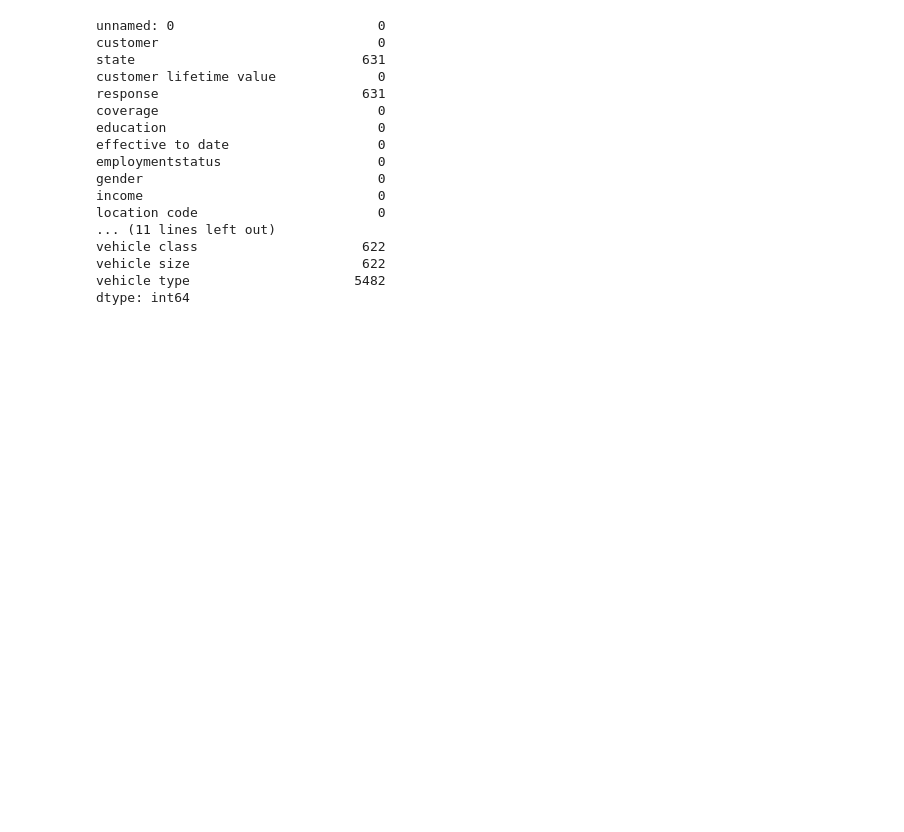
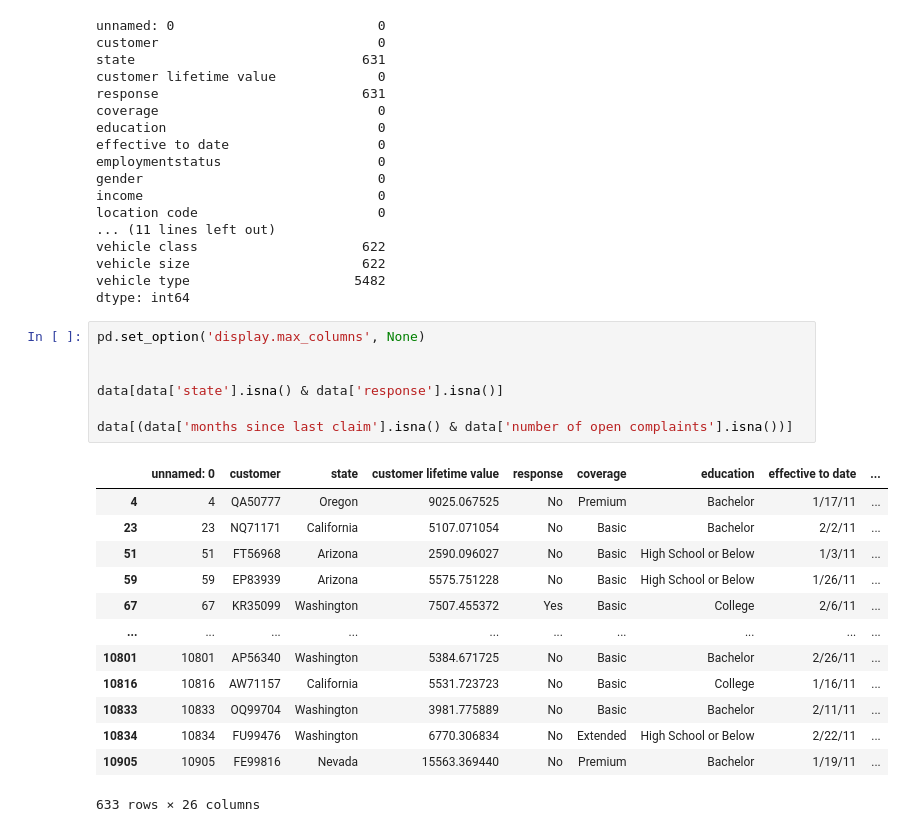
Before and after one commit to Brenni1/lab-customer-analysis-round-2, a Jupyter notebook: SolutionCustomerAnalysisRound2.ipynb, the cells around one changed output. Cells and saved outputs as stored; diff of their text form; blank space fills up the shorter version.

```diff
--- a/SolutionCustomerAnalysisRound2.ipynb
+++ b/SolutionCustomerAnalysisRound2.ipynb
@@ -80,3 +78,24 @@ vehicle class                     622
 vehicle size                      622
 vehicle type                     5482
 dtype: int64
+# %%
+pd.set_option('display.max_columns', None)
+
+
+data[data['state'].isna() & data['response'].isna()]
+
+data[(data['months since last claim'].isna() & data['number of open complaints'].isna())]
+# %% [output]
+|  | unnamed: 0 | customer | state | customer lifetime value | response | coverage | education | effective to date | ... |
+| 4 | 4 | QA50777 | Oregon | 9025.067525 | No | Premium | Bachelor | 1/17/11 | ... |
+| 23 | 23 | NQ71171 | California | 5107.071054 | No | Basic | Bachelor | 2/2/11 | ... |
+| 51 | 51 | FT56968 | Arizona | 2590.096027 | No | Basic | High School or Below | 1/3/11 | ... |
+| 59 | 59 | EP83939 | Arizona | 5575.751228 | No | Basic | High School or Below | 1/26/11 | ... |
+| 67 | 67 | KR35099 | Washington | 7507.455372 | Yes | Basic | College | 2/6/11 | ... |
+| ... | ... | ... | ... | ... | ... | ... | ... | ... | ... |
+| 10801 | 10801 | AP56340 | Washington | 5384.671725 | No | Basic | Bachelor | 2/26/11 | ... |
+| 10816 | 10816 | AW71157 | California | 5531.723723 | No | Basic | College | 1/16/11 | ... |
+| 10833 | 10833 | OQ99704 | Washington | 3981.775889 | No | Basic | Bachelor | 2/11/11 | ... |
+| 10834 | 10834 | FU99476 | Washington | 6770.306834 | No | Extended | High School or Below | 2/22/11 | ... |
+| 10905 | 10905 | FE99816 | Nevada | 15563.369440 | No | Premium | Bachelor | 1/19/11 | ... |
+633 rows × 26 columns
```
Also changed, not shown: parts of 6 cells of this notebook.
